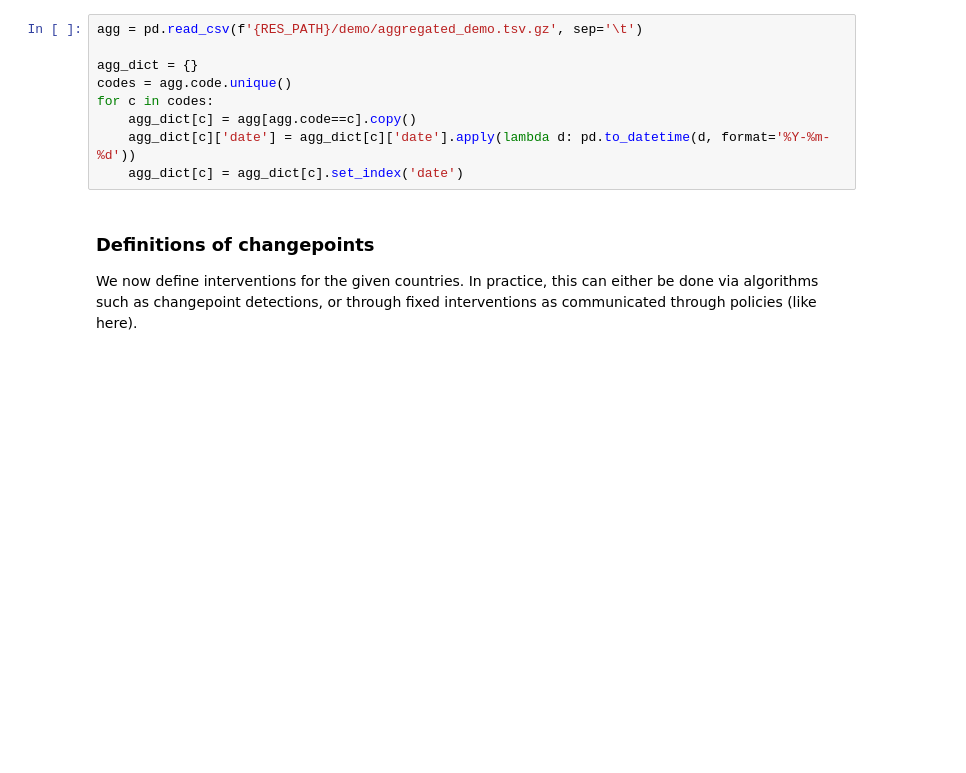
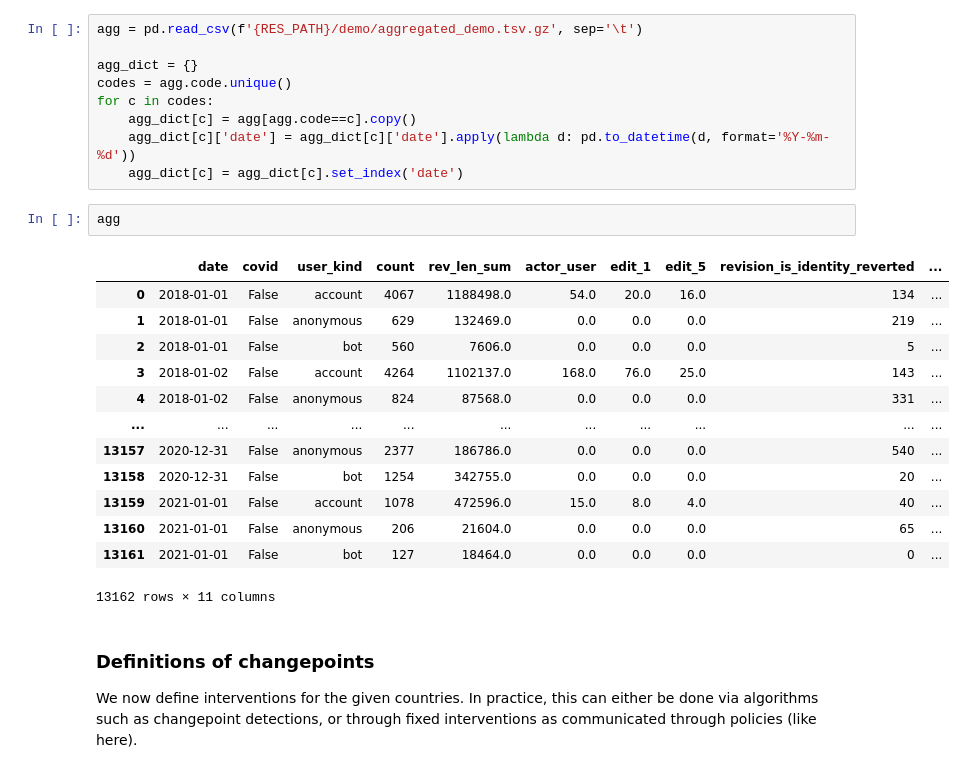
Before and after one commit to ruptho/wiki-volunteers-covid, a Jupyter notebook: demo/2_did.ipynb, the cells around one changed output. Saved outputs shown, nothing was run; the diff lists cells and outputs as text; blank space fills up the shorter version.

```diff
--- a/demo/2_did.ipynb
+++ b/demo/2_did.ipynb
@@ -28,6 +28,22 @@ for c in codes:
     agg_dict[c] = agg[agg.code==c].copy()
     agg_dict[c]['date'] = agg_dict[c]['date'].apply(lambda d: pd.to_datetime(d, format='%Y-%m-%d'))
     agg_dict[c] = agg_dict[c].set_index('date')
+# %%
+agg
+# %% [output]
+|  | date | covid | user_kind | count | rev_len_sum | actor_user | edit_1 | edit_5 | revision_is_identity_reverted | ... |
+| 0 | 2018-01-01 | False | account | 4067 | 1188498.0 | 54.0 | 20.0 | 16.0 | 134 | ... |
+| 1 | 2018-01-01 | False | anonymous | 629 | 132469.0 | 0.0 | 0.0 | 0.0 | 219 | ... |
+| 2 | 2018-01-01 | False | bot | 560 | 7606.0 | 0.0 | 0.0 | 0.0 | 5 | ... |
+| 3 | 2018-01-02 | False | account | 4264 | 1102137.0 | 168.0 | 76.0 | 25.0 | 143 | ... |
+| 4 | 2018-01-02 | False | anonymous | 824 | 87568.0 | 0.0 | 0.0 | 0.0 | 331 | ... |
+| ... | ... | ... | ... | ... | ... | ... | ... | ... | ... | ... |
+| 13157 | 2020-12-31 | False | anonymous | 2377 | 186786.0 | 0.0 | 0.0 | 0.0 | 540 | ... |
+| 13158 | 2020-12-31 | False | bot | 1254 | 342755.0 | 0.0 | 0.0 | 0.0 | 20 | ... |
+| 13159 | 2021-01-01 | False | account | 1078 | 472596.0 | 15.0 | 8.0 | 4.0 | 40 | ... |
+| 13160 | 2021-01-01 | False | anonymous | 206 | 21604.0 | 0.0 | 0.0 | 0.0 | 65 | ... |
+| 13161 | 2021-01-01 | False | bot | 127 | 18464.0 | 0.0 | 0.0 | 0.0 | 0 | ... |
+13162 rows × 11 columns
 # %% [markdown]
 ### Definitions of changepoints
 We now define interventions for the given countries. In practice, this can either be done via algorithms such as changepoint detections, or through fixed interventions as communicated through policies (like here).
```
Also changed, not shown: parts of 3 cells of this notebook, 4 other files.
